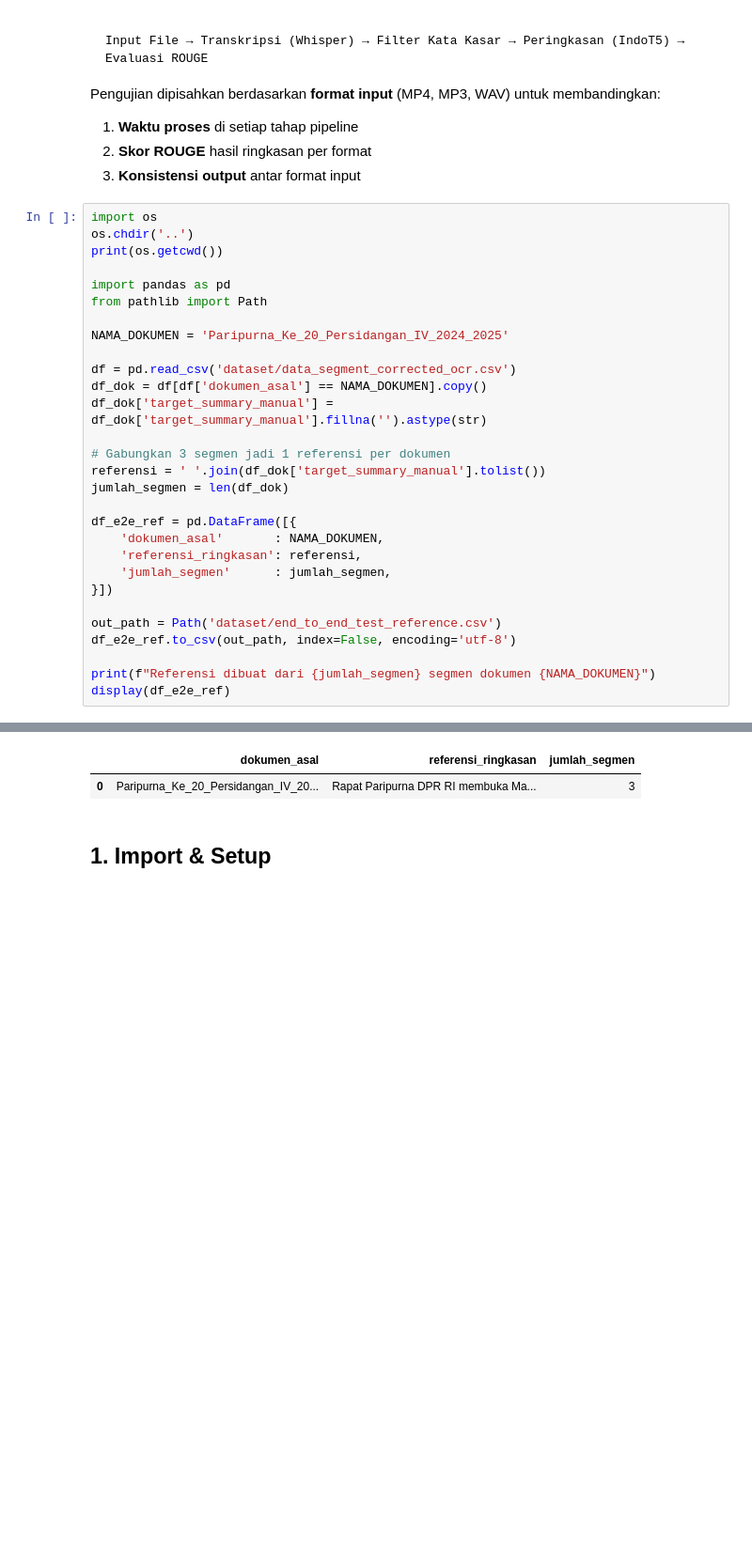
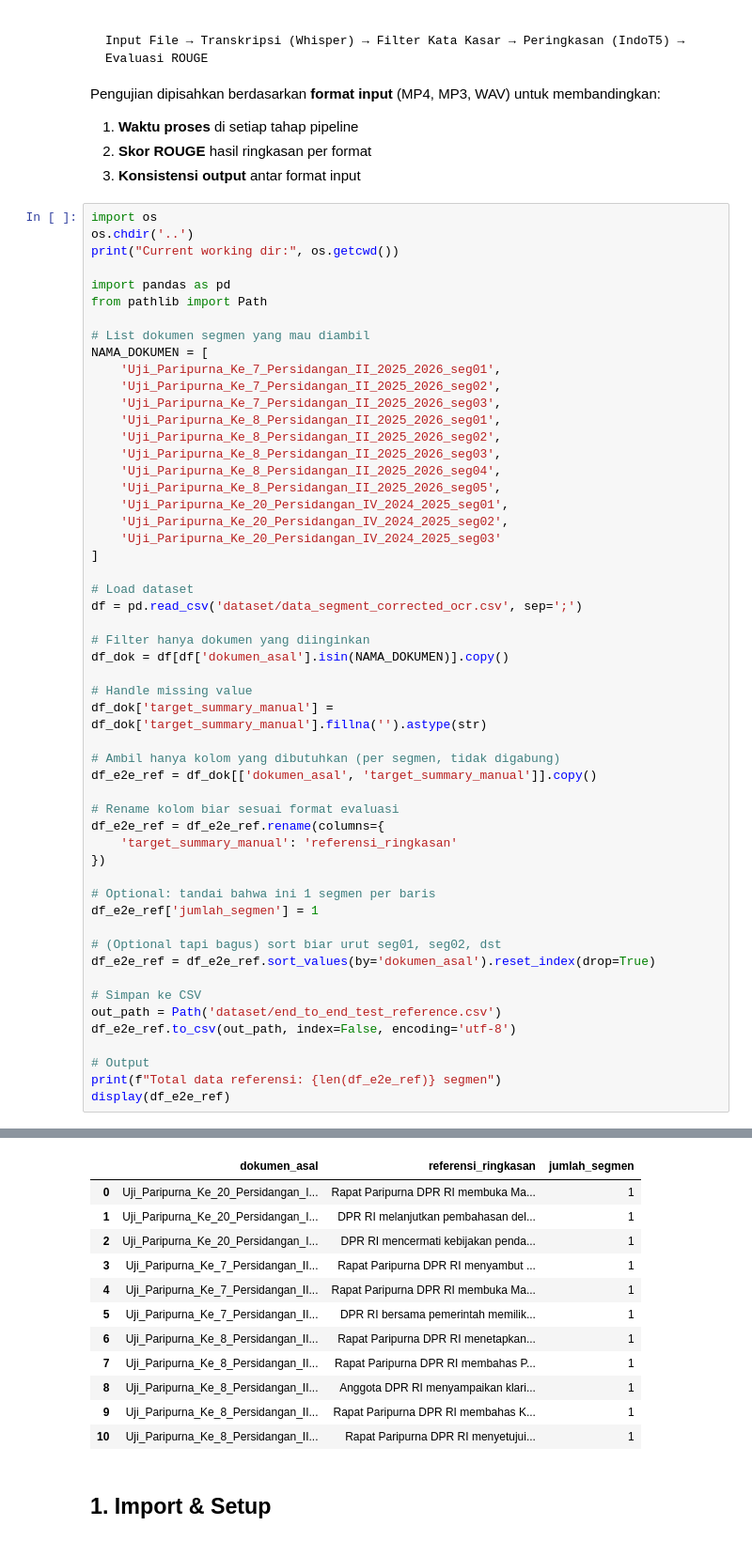
Before and after one commit to OkaWiyana/meeting-summarizer, a Jupyter notebook: notebooks/04_end_to_end_test.ipynb, the cells around one changed output, grey strips where cells are left out. Shown at 94% size. Drawn from its saved outputs; the diff is of its cells as text; blank space fills up the shorter version.

```diff
--- a/notebooks/04_end_to_end_test.ipynb
+++ b/notebooks/04_end_to_end_test.ipynb
@@ -14,30 +14,54 @@ Pengujian dipisahkan berdasarkan **format input** (MP4, MP3, WAV) untuk membandi
 # %%
 import os
 os.chdir('..')
-print(os.getcwd())
+print("Current working dir:", os.getcwd())
 
 import pandas as pd
 from pathlib import Path
 
-NAMA_DOKUMEN = 'Paripurna_Ke_20_Persidangan_IV_2024_2025'
+# List dokumen segmen yang mau diambil
+NAMA_DOKUMEN = [
+    'Uji_Paripurna_Ke_7_Persidangan_II_2025_2026_seg01',
+    'Uji_Paripurna_Ke_7_Persidangan_II_2025_2026_seg02',
+    'Uji_Paripurna_Ke_7_Persidangan_II_2025_2026_seg03',
+    'Uji_Paripurna_Ke_8_Persidangan_II_2025_2026_seg01',
+    'Uji_Paripurna_Ke_8_Persidangan_II_2025_2026_seg02',
+    'Uji_Paripurna_Ke_8_Persidangan_II_2025_2026_seg03',
+    'Uji_Paripurna_Ke_8_Persidangan_II_2025_2026_seg04',
+    'Uji_Paripurna_Ke_8_Persidangan_II_2025_2026_seg05',
+    'Uji_Paripurna_Ke_20_Persidangan_IV_2024_2025_seg01',
+    'Uji_Paripurna_Ke_20_Persidangan_IV_2024_2025_seg02',
+    'Uji_Paripurna_Ke_20_Persidangan_IV_2024_2025_seg03'
+]
 
-df = pd.read_csv('dataset/data_segment_corrected_ocr.csv')
-df_dok = df[df['dokumen_asal'] == NAMA_DOKUMEN].copy()
+# Load dataset
+df = pd.read_csv('dataset/data_segment_corrected_ocr.csv', sep=';')
+
+# Filter hanya dokumen yang diinginkan
+df_dok = df[df['dokumen_asal'].isin(NAMA_DOKUMEN)].copy()
+
+# Handle missing value
 df_dok['target_summary_manual'] = df_dok['target_summary_manual'].fillna('').astype(str)
 
-# Gabungkan 3 segmen jadi 1 referensi per dokumen
-referensi = ' '.join(df_dok['target_summary_manual'].tolist())
-jumlah_segmen = len(df_dok)
+# Ambil hanya kolom yang dibutuhkan (per segmen, tidak digabung)
+df_e2e_ref = df_dok[['dokumen_asal', 'target_summary_manual']].copy()
 
-df_e2e_ref = pd.DataFrame([{
-    'dokumen_asal'       : NAMA_DOKUMEN,
-    'referensi_ringkasan': referensi,
-    'jumlah_segmen'      : jumlah_segmen,
-}])
+# Rename kolom biar sesuai format evaluasi
+df_e2e_ref = df_e2e_ref.rename(columns={
+    'target_summary_manual': 'referensi_ringkasan'
+})
 
+# Optional: tandai bahwa ini 1 segmen per baris
+df_e2e_ref['jumlah_segmen'] = 1
+
+# (Optional tapi bagus) sort biar urut seg01, seg02, dst
+df_e2e_ref = df_e2e_ref.sort_values(by='dokumen_asal').reset_index(drop=True)
+
+# Simpan ke CSV
 out_path = Path('dataset/end_to_end_test_reference.csv')
 df_e2e_ref.to_csv(out_path, index=False, encoding='utf-8')
 
-print(f"Referensi dibuat dari {jumlah_segmen} segmen dokumen {NAMA_DOKUMEN}")
+# Output
+print(f"Total data referensi: {len(df_e2e_ref)} segmen")
 display(df_e2e_ref)
 # %% [output]
@@ -46,5 +70,15 @@ Referensi dibuat dari 3 segmen dokumen Paripurna_Ke_20_Persidangan_IV_2024_2025
 |  | dokumen_asal | referensi_ringkasan | jumlah_segmen |
-| 0 | Paripurna_Ke_20_Persidangan_IV_20... | Rapat Paripurna DPR RI membuka Ma... | 3 |
+| 0 | Uji_Paripurna_Ke_20_Persidangan_I... | Rapat Paripurna DPR RI membuka Ma... | 1 |
+| 1 | Uji_Paripurna_Ke_20_Persidangan_I... | DPR RI melanjutkan pembahasan del... | 1 |
+| 2 | Uji_Paripurna_Ke_20_Persidangan_I... | DPR RI mencermati kebijakan penda... | 1 |
+| 3 | Uji_Paripurna_Ke_7_Persidangan_II... | Rapat Paripurna DPR RI menyambut ... | 1 |
+| 4 | Uji_Paripurna_Ke_7_Persidangan_II... | Rapat Paripurna DPR RI membuka Ma... | 1 |
+| 5 | Uji_Paripurna_Ke_7_Persidangan_II... | DPR RI bersama pemerintah memilik... | 1 |
+| 6 | Uji_Paripurna_Ke_8_Persidangan_II... | Rapat Paripurna DPR RI menetapkan... | 1 |
+| 7 | Uji_Paripurna_Ke_8_Persidangan_II... | Rapat Paripurna DPR RI membahas P... | 1 |
+| 8 | Uji_Paripurna_Ke_8_Persidangan_II... | Anggota DPR RI menyampaikan klari... | 1 |
+| 9 | Uji_Paripurna_Ke_8_Persidangan_II... | Rapat Paripurna DPR RI membahas K... | 1 |
+| 10 | Uji_Paripurna_Ke_8_Persidangan_II... | Rapat Paripurna DPR RI menyetujui... | 1 |
 # %% [markdown]
 ## 1. Import & Setup
 # %%
```
Also changed, not shown: parts of 12 cells of this notebook, 6 other files.
